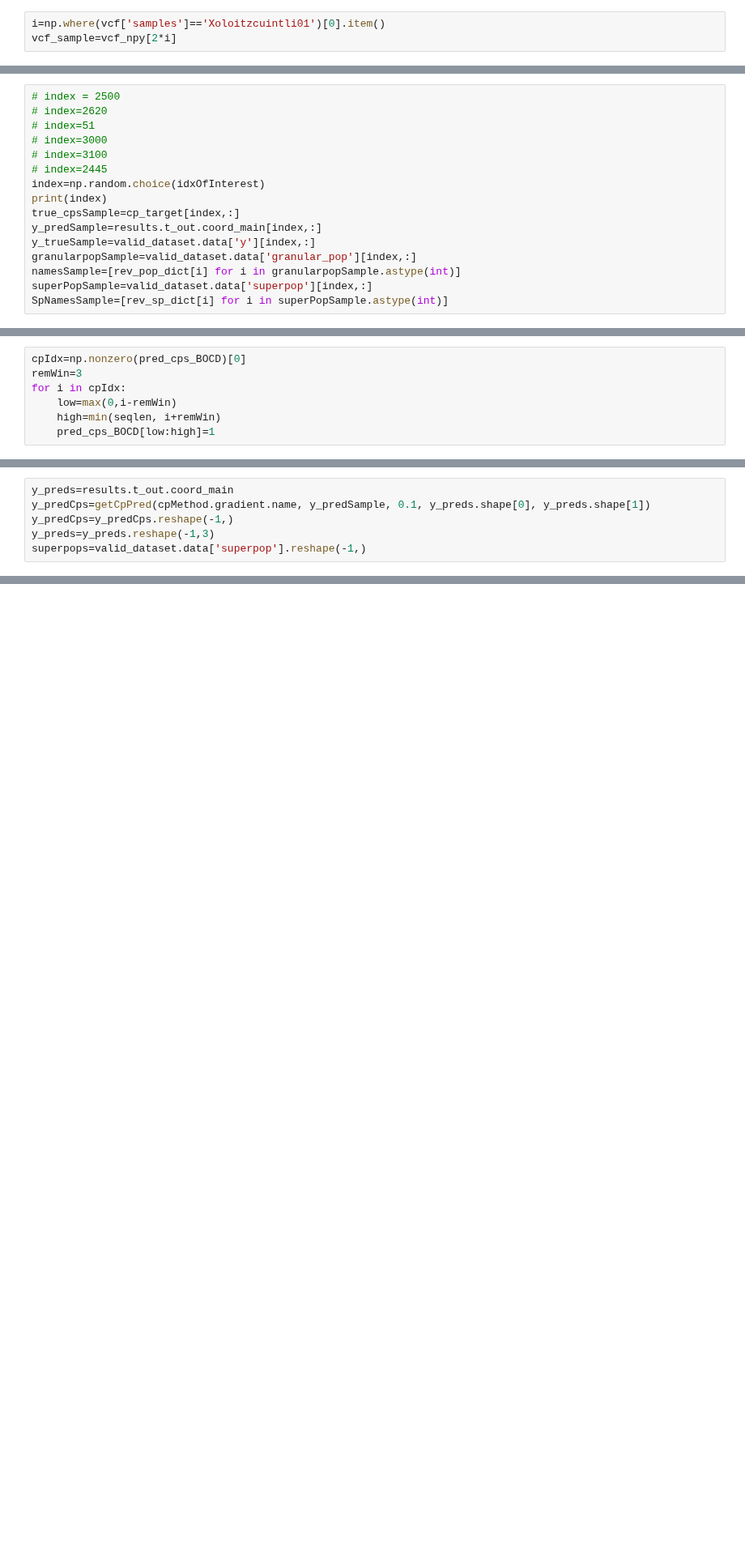
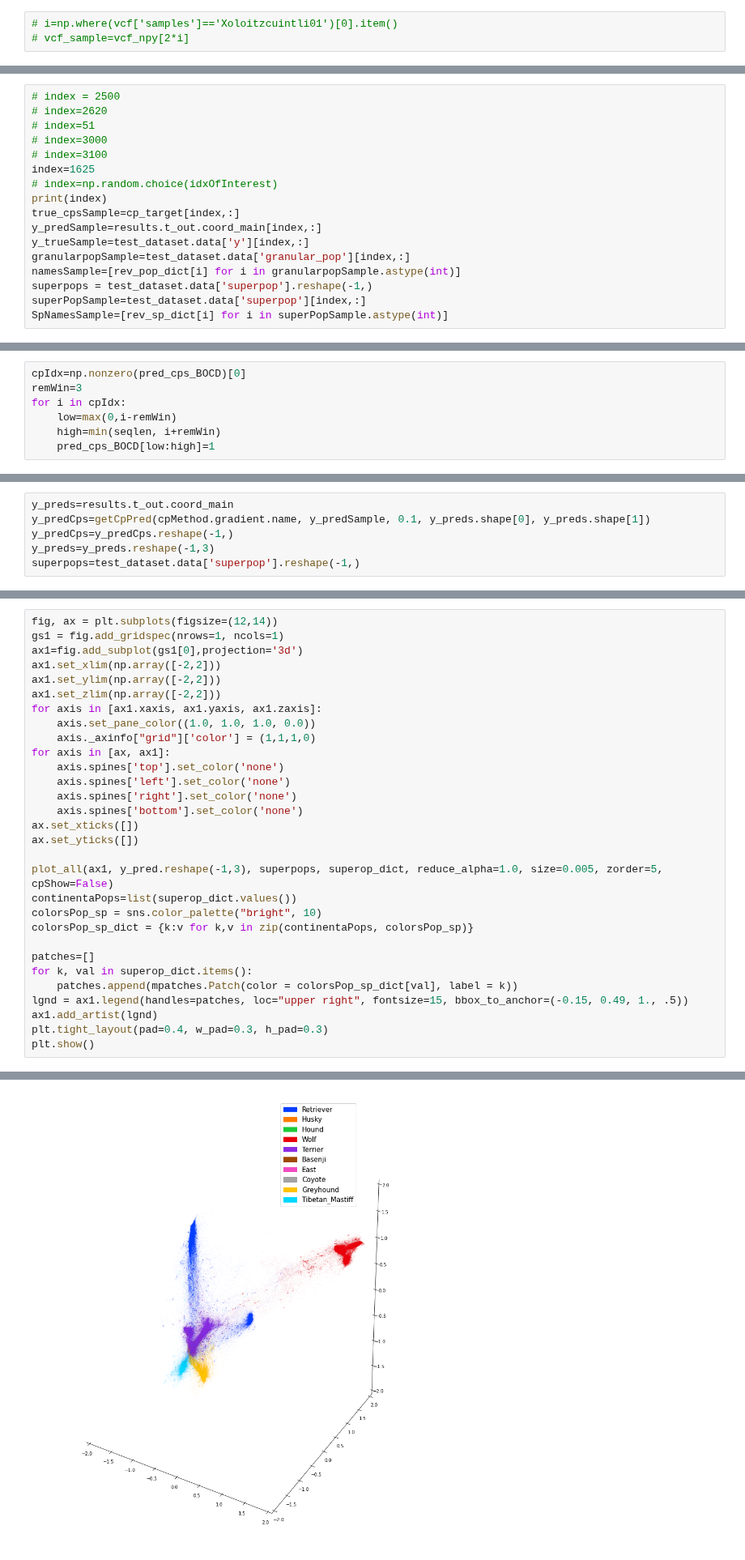
Before and after one commit to RichRast/Ge3Net, a Jupyter notebook: Notebooks/Shared_Notebooks/Umap predictions visualizations.ipynb, the cells around one changed output, grey strips where cells are left out. Shown at 81% size. Drawn from its saved outputs; the diff is of its cells as text; blank space fills up the shorter version.

```diff
--- a/Notebooks/Shared_Notebooks/Umap predictions visualizations.ipynb
+++ b/Notebooks/Shared_Notebooks/Umap predictions visualizations.ipynb
@@ -160,6 +163,6 @@ vcf_npy.shape
 # %%
-i=np.where(vcf['samples']=='Xoloitzcuintli01')[0].item()
-vcf_sample=vcf_npy[2*i]
+# i=np.where(vcf['samples']=='Xoloitzcuintli01')[0].item()
+# vcf_sample=vcf_npy[2*i]
 # %%
 y_pred = results.t_out.coord_main
 n_vec_dim=y_pred.shape[-1]
@@ -190,14 +209,15 @@ rev_sp_dict={v:k for k,v in superop_dict.items()}
 # index=51
 # index=3000
 # index=3100
-# index=2445
-index=np.random.choice(idxOfInterest)
+index=1625
+# index=np.random.choice(idxOfInterest)
 print(index)
 true_cpsSample=cp_target[index,:]
 y_predSample=results.t_out.coord_main[index,:]
-y_trueSample=valid_dataset.data['y'][index,:]
-granularpopSample=valid_dataset.data['granular_pop'][index,:]
+y_trueSample=test_dataset.data['y'][index,:]
+granularpopSample=test_dataset.data['granular_pop'][index,:]
 namesSample=[rev_pop_dict[i] for i in granularpopSample.astype(int)]
-superPopSample=valid_dataset.data['superpop'][index,:]
+superpops = test_dataset.data['superpop'].reshape(-1,)
+superPopSample=test_dataset.data['superpop'][index,:]
 SpNamesSample=[rev_sp_dict[i] for i in superPopSample.astype(int)]
 # %% [output]
@@ -380,4 +497,4 @@ y_preds=results.t_out.coord_main
 y_predCps=getCpPred(cpMethod.gradient.name, y_predSample, 0.1, y_preds.shape[0], y_preds.shape[1])
 y_predCps=y_predCps.reshape(-1,)
 y_preds=y_preds.reshape(-1,3)
-superpops=valid_dataset.data['superpop'].reshape(-1,)
+superpops=test_dataset.data['superpop'].reshape(-1,)
@@ -646,0 +526,31 @@ plt.show()
+# %%
+fig, ax = plt.subplots(figsize=(12,14))
+gs1 = fig.add_gridspec(nrows=1, ncols=1)
+ax1=fig.add_subplot(gs1[0],projection='3d')
+ax1.set_xlim(np.array([-2,2]))
+ax1.set_ylim(np.array([-2,2]))
+ax1.set_zlim(np.array([-2,2]))
+for axis in [ax1.xaxis, ax1.yaxis, ax1.zaxis]:
+    axis.set_pane_color((1.0, 1.0, 1.0, 0.0))
+    axis._axinfo["grid"]['color'] = (1,1,1,0)
+for axis in [ax, ax1]:
+    axis.spines['top'].set_color('none')
+    axis.spines['left'].set_color('none')
+    axis.spines['right'].set_color('none')
+    axis.spines['bottom'].set_color('none')
+ax.set_xticks([])
+ax.set_yticks([])
+
+plot_all(ax1, y_pred.reshape(-1,3), superpops, superop_dict, reduce_alpha=1.0, size=0.005, zorder=5, cpShow=False)
+continentaPops=list(superop_dict.values())
+colorsPop_sp = sns.color_palette("bright", 10)
+colorsPop_sp_dict = {k:v for k,v in zip(continentaPops, colorsPop_sp)}
+
+patches=[]
+for k, val in superop_dict.items():
+    patches.append(mpatches.Patch(color = colorsPop_sp_dict[val], label = k))
+lgnd = ax1.legend(handles=patches, loc="upper right", fontsize=15, bbox_to_anchor=(-0.15, 0.49, 1., .5))
+ax1.add_artist(lgnd)
+plt.tight_layout(pad=0.4, w_pad=0.3, h_pad=0.3)
+plt.show()
+# %% [output]
@@ -646,0 +558 @@ plt.show()
+[figure, added]
```
Also changed, not shown: parts of 59 cells of this notebook, 1 other file.
